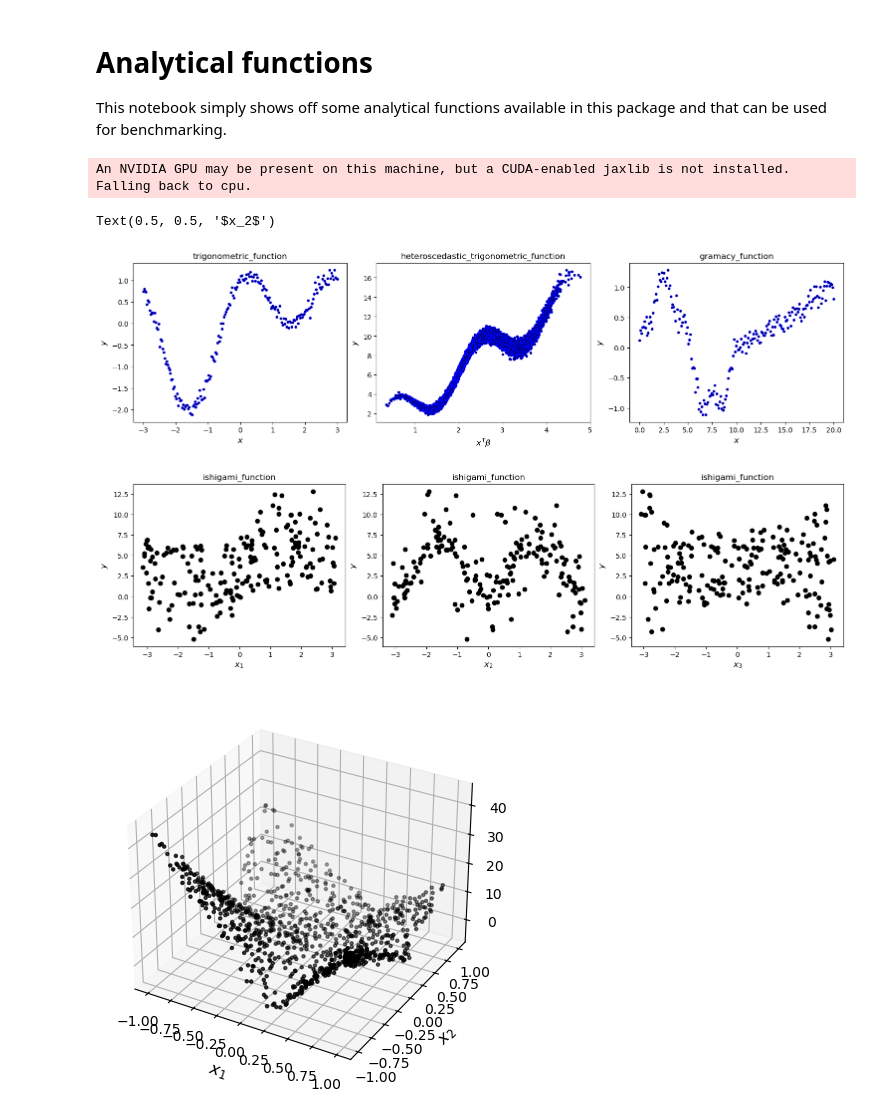
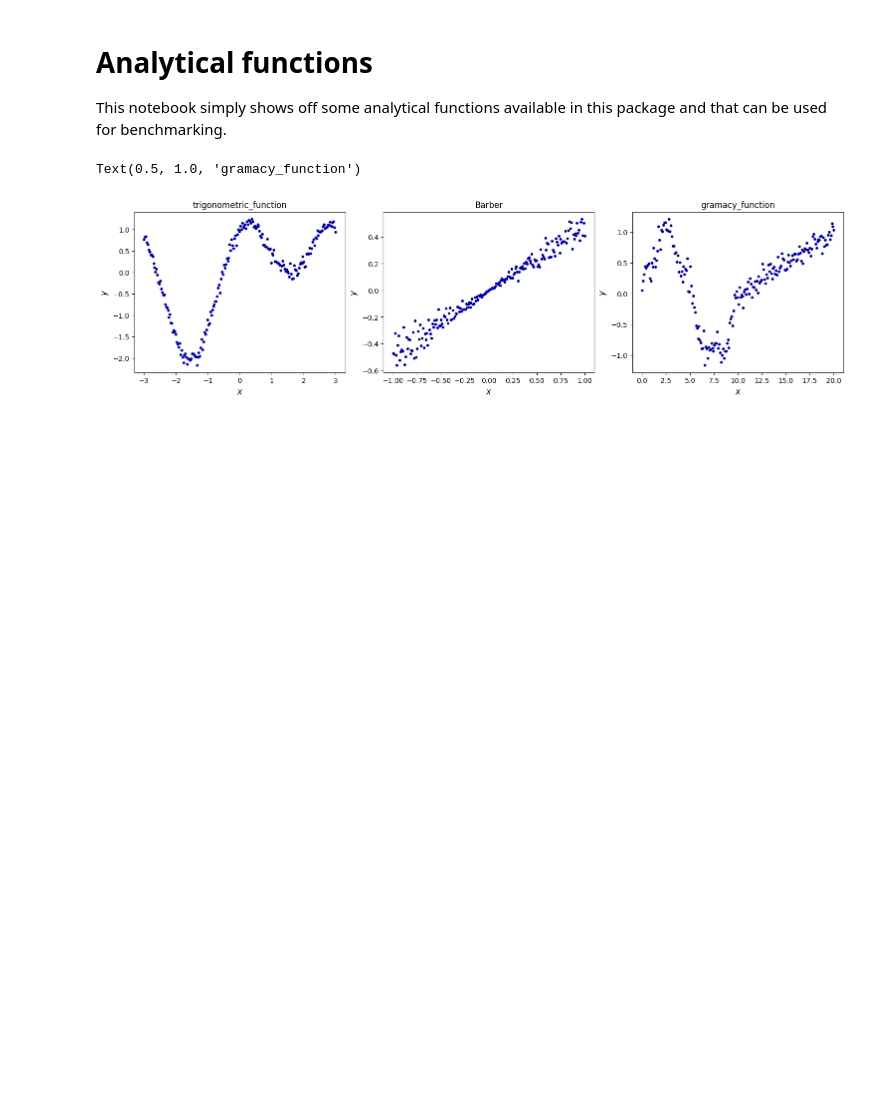
Before and after one commit to bstaber/pbnn, a Jupyter notebook: doc/sources/notebooks/analytical_functions.ipynb, the cells around one changed output. Cells and saved outputs as stored; diff of their text form; code cells hidden in the pictures; blank space fills up the shorter version.

```diff
--- a/doc/sources/notebooks/analytical_functions.ipynb
+++ b/doc/sources/notebooks/analytical_functions.ipynb
@@ -19,82 +17,42 @@ from pbnn.utils.analytical_functions import (
 # %%
 fig = plt.figure(constrained_layout=True, figsize=(3 * 5, 1 * 4))
 gs = GridSpec(nrows=1, ncols=3, figure=fig)
 
 # test function 1
 x = np.linspace(-3, 3, 200)[:, None]
 noise_level = 0.1
 noise = noise_level * np.random.randn(*x.shape)
-y = trigonometric_function(x, noise)
+f, y = trigonometric_function(x, noise)
 ax = fig.add_subplot(gs[0])
 ax.plot(x, y, ls="", color="k", marker=".", markeredgecolor="b", markeredgewidth=1)
 ax.set_xlabel(r"$x$", fontsize=12)
 ax.set_ylabel(r"$y$", fontsize=12)
 ax.set_title("trigonometric_function", fontsize=12)
 
 # test function 2
-noise_level = 1.0
-x = np.random.uniform(low=0, high=1.0, size=(20000, 1000))
+x = np.linspace(-1, 1, 200)[:, None]
 noise_level = 0.1
-noise = noise_level * np.random.randn(x.shape[0], 1)
-y = heteroscedastic_trigonometric_function(x, noise)
-beta = np.zeros((x.shape[1],))
-beta[0:5] = 1.0
+noise = noise_level * np.random.randn(len(x), 1)
+f, y = barber_fn(x, noise)
 ax = fig.add_subplot(gs[1])
-ax.plot(
-    np.dot(x, beta),
-    y,
-    ls="",
-    color="k",
-    marker=".",
-    markeredgecolor="b",
-    markeredgewidth=1,
-)
-ax.set_xlabel(r"$x^T \beta$", fontsize=12)
+ax.plot(x, y, ls="", color="k", marker=".", markeredgecolor="b", markeredgewidth=1)
+ax.set_xlabel(r"$x$", fontsize=12)
 ax.set_ylabel(r"$y$", fontsize=12)
-ax.set_title("heteroscedastic_trigonometric_function", fontsize=12)
+ax.set_title("Barber", fontsize=12)
 
-# test function 3
+# test function 2
 x = np.linspace(0, 20, 200)[:, None]
 noise_level = 0.1
 noise = noise_level * np.random.randn(len(x), 1)
-y = gramacy_function(x, noise)
+f, y = gramacy_function(x, noise)
 ax = fig.add_subplot(gs[2])
 ax.plot(x, y, ls="", color="k", marker=".", markeredgecolor="b", markeredgewidth=1)
 ax.set_xlabel(r"$x$", fontsize=12)
 ax.set_ylabel(r"$y$", fontsize=12)
 ax.set_title("gramacy_function", fontsize=12)
-
-# test function 4
-x = np.random.uniform(low=-np.pi, high=np.pi, size=(200, 3))
-noise_level = 0.1
-noise = noise_level * np.random.randn(len(x))
-y = ishigami_function(x, noise)
-fig = plt.figure(constrained_layout=True, figsize=(3 * 5, 1 * 4))
-gs = GridSpec(nrows=1, ncols=3, figure=fig)
-for i in range(3):
-    ax = fig.add_subplot(gs[i])
-    ax.plot(x[:, i], y, ls="", color="k", marker="o")
-    ax.set_xlabel(rf"$x_{i+1}$", fontsize=12)
-    ax.set_ylabel(r"$y$", fontsize=12)
-    ax.set_title("ishigami_function", fontsize=12)
-
-# test function 5
-noise_level = 1.0
-x = 2 * np.random.rand(1000, 2) - 1
-noise = noise_level * np.random.randn(len(x))
-y = g_function(x, noise)
-
-fig = plt.figure(constrained_layout=True, figsize=(5, 4))
-ax = fig.add_subplot(projection="3d")
-ax.scatter(x[:, 0], x[:, 1], y, marker=".", color="k")
-ax.set_xlabel(r"$x_1$", fontsize=12)
-ax.set_ylabel(r"$x_2$", fontsize=12)
 # %% [output]
-An NVIDIA GPU may be present on this machine, but a CUDA-enabled jaxlib is not installed. Falling back to cpu.
+Text(0.5, 1.0, 'gramacy_function')
-Text(0.5, 0.5, '$x_2$')
-[figure, old version]
+[figure, new version]
-[figure, removed]
-[figure, removed]
 # %%
 %reload_ext watermark
 %watermark -n -u -v -iv -w -a 'Brian Staber'
```
Also changed, not shown: parts of 2 cells of this notebook, 11 other files.
